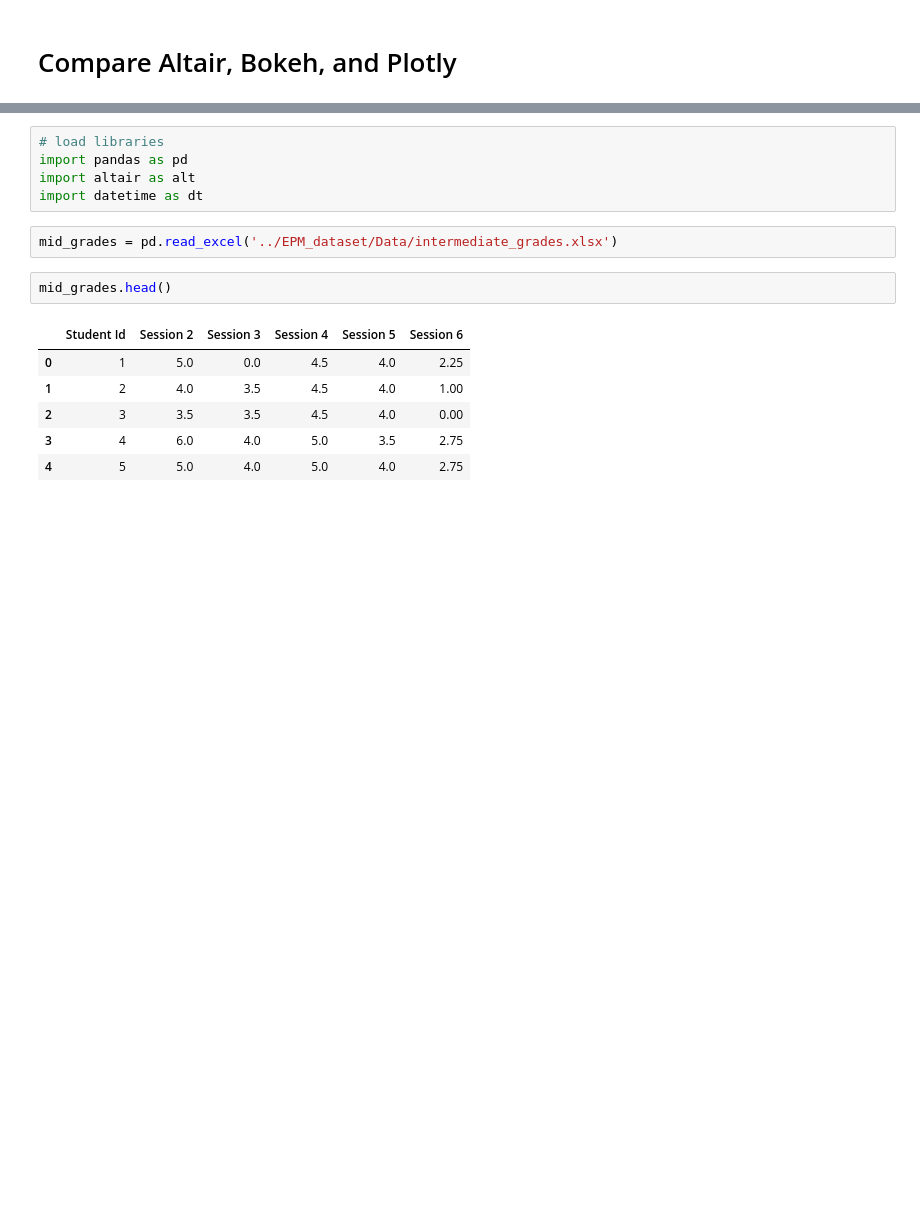
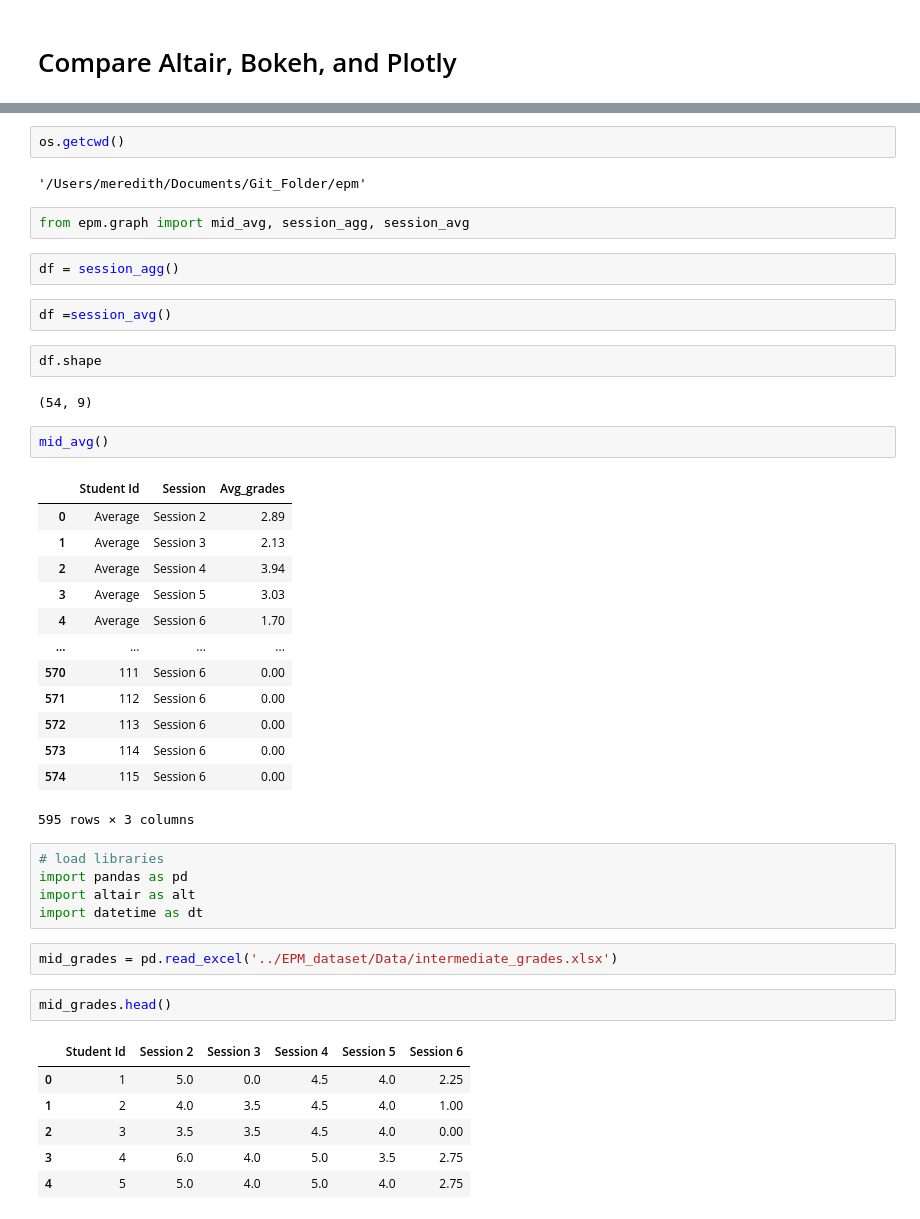
Before and after one commit to EPM-LearningAnalytics/epm, a Jupyter notebook: Analysis/Visualization_Packages_Meredith.ipynb, the cells around one changed output, grey strips where cells are left out. Saved outputs shown, nothing was run; the diff lists cells and outputs as text; blank space fills up the shorter version.

```diff
--- a/Analysis/Visualization_Packages_Meredith.ipynb
+++ b/Analysis/Visualization_Packages_Meredith.ipynb
@@ -3,3 +11,33 @@
+# %%
+os.getcwd()
+# %% [output]
+'/Users/meredith/Documents/Git_Folder/epm'
+# %%
+from epm.graph import mid_avg, session_agg, session_avg
+# %%
+df = session_agg()
+# %%
+df =session_avg()
+# %%
+df.shape
+# %% [output]
+(54, 9)
+# %%
+mid_avg()
+# %% [output]
+|  | Student Id | Session | Avg_grades |
+| 0 | Average | Session 2 | 2.89 |
+| 1 | Average | Session 3 | 2.13 |
+| 2 | Average | Session 4 | 3.94 |
+| 3 | Average | Session 5 | 3.03 |
+| 4 | Average | Session 6 | 1.70 |
+| ... | ... | ... | ... |
+| 570 | 111 | Session 6 | 0.00 |
+| 571 | 112 | Session 6 | 0.00 |
+| 572 | 113 | Session 6 | 0.00 |
+| 573 | 114 | Session 6 | 0.00 |
+| 574 | 115 | Session 6 | 0.00 |
+595 rows × 3 columns
 # %%
 # load libraries
 import pandas as pd
```
Also changed, not shown: parts of 3 cells of this notebook, 3 other files.
